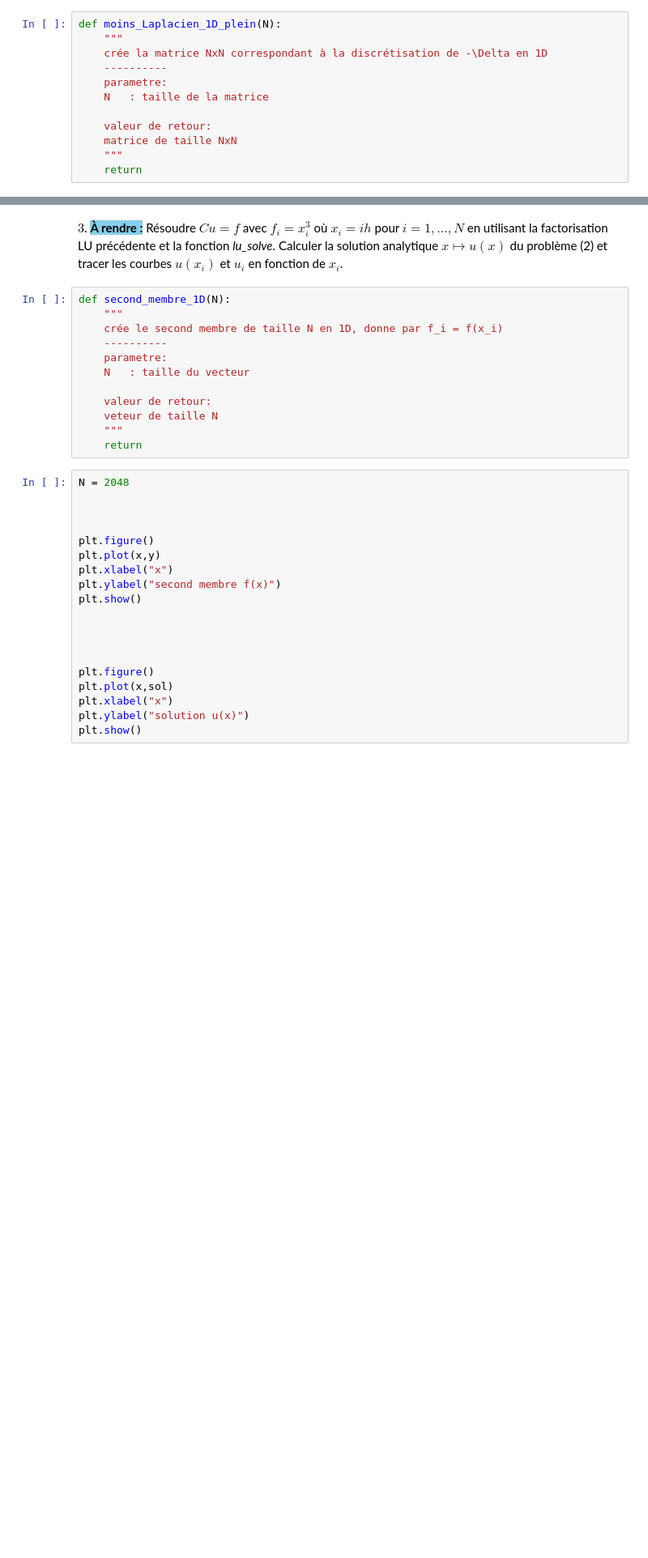
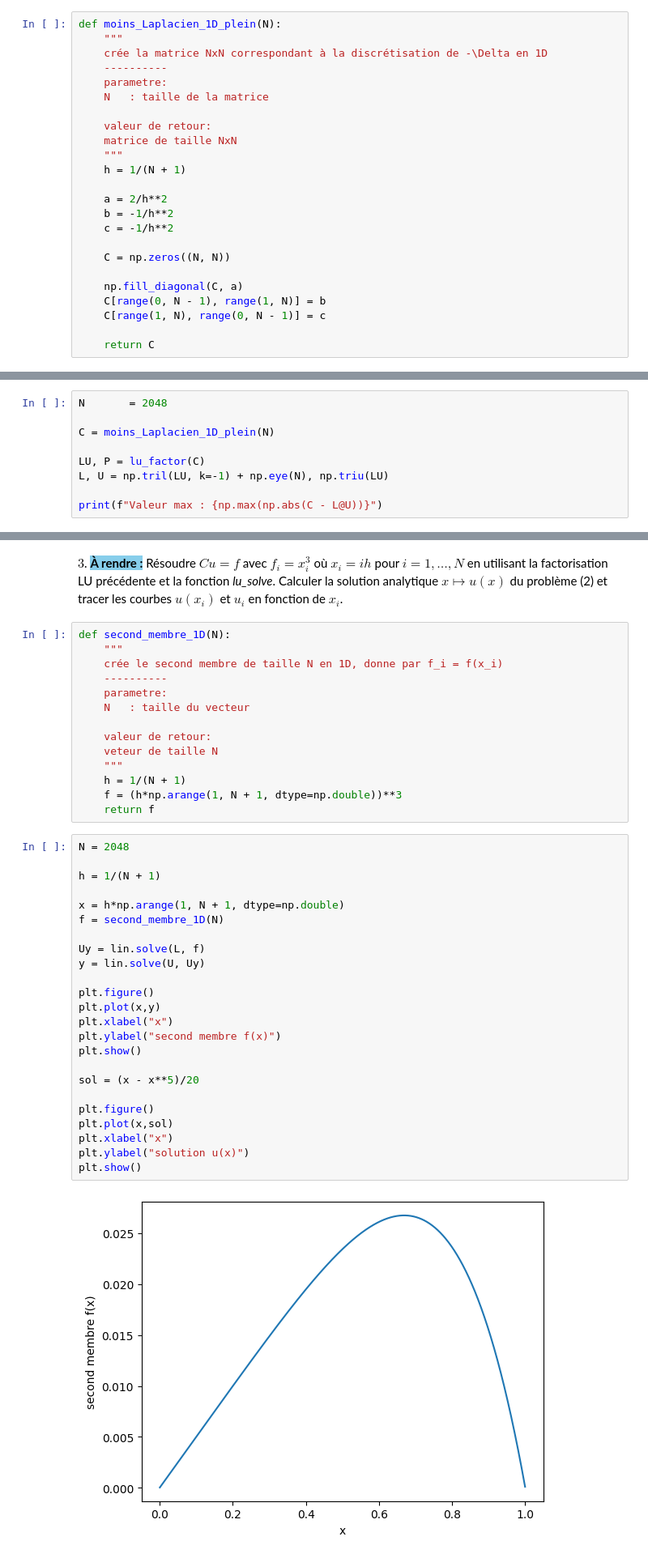
Before and after one commit to Eric-Guerra-Ribeiro/AMP_41012, a Jupyter notebook: pc4.ipynb, the cells around one changed output, grey strips where cells are left out. Shown at 81% size. Drawn from its saved outputs; the diff is of its cells as text; blank space fills up the shorter version.

```diff
--- a/pc4.ipynb
+++ b/pc4.ipynb
@@ -332,6 +484,18 @@ def moins_Laplacien_1D_plein(N):
     valeur de retour:
     matrice de taille NxN
     """
-    return
+    h = 1/(N + 1)
+
+    a = 2/h**2
+    b = -1/h**2
+    c = -1/h**2
+
+    C = np.zeros((N, N))
+
+    np.fill_diagonal(C, a)
+    C[range(0, N - 1), range(1, N)] = b
+    C[range(1, N), range(0, N - 1)] = c
+
+    return C
 # %%
 # Tester votre fonction avec N = 3
@@ -350,0 +516,9 @@ print("Valeur max :", )
+# %%
+N       = 2048
+
+C = moins_Laplacien_1D_plein(N)
+
+LU, P = lu_factor(C)
+L, U = np.tril(LU, k=-1) + np.eye(N), np.triu(LU)
+
+print(f"Valeur max : {np.max(np.abs(C - L@U))}")
@@ -362,23 +538,32 @@ def second_membre_1D(N):
     valeur de retour:
     veteur de taille N
     """
-    return
+    h = 1/(N + 1)
+    f = (h*np.arange(1, N + 1, dtype=np.double))**3
+    return f
 # %%
 N = 2048
 
+h = 1/(N + 1)
 
+x = h*np.arange(1, N + 1, dtype=np.double)
+f = second_membre_1D(N)
+
+Uy = lin.solve(L, f)
+y = lin.solve(U, Uy)
 
 plt.figure()
 plt.plot(x,y)
 plt.xlabel("x")
 plt.ylabel("second membre f(x)")
 plt.show()
 
-
-
+sol = (x - x**5)/20
 
 plt.figure()
 plt.plot(x,sol)
 plt.xlabel("x")
 plt.ylabel("solution u(x)")
 plt.show()
+# %% [output]
+[figure, added]
```
Also changed, not shown: parts of 45 cells of this notebook.
